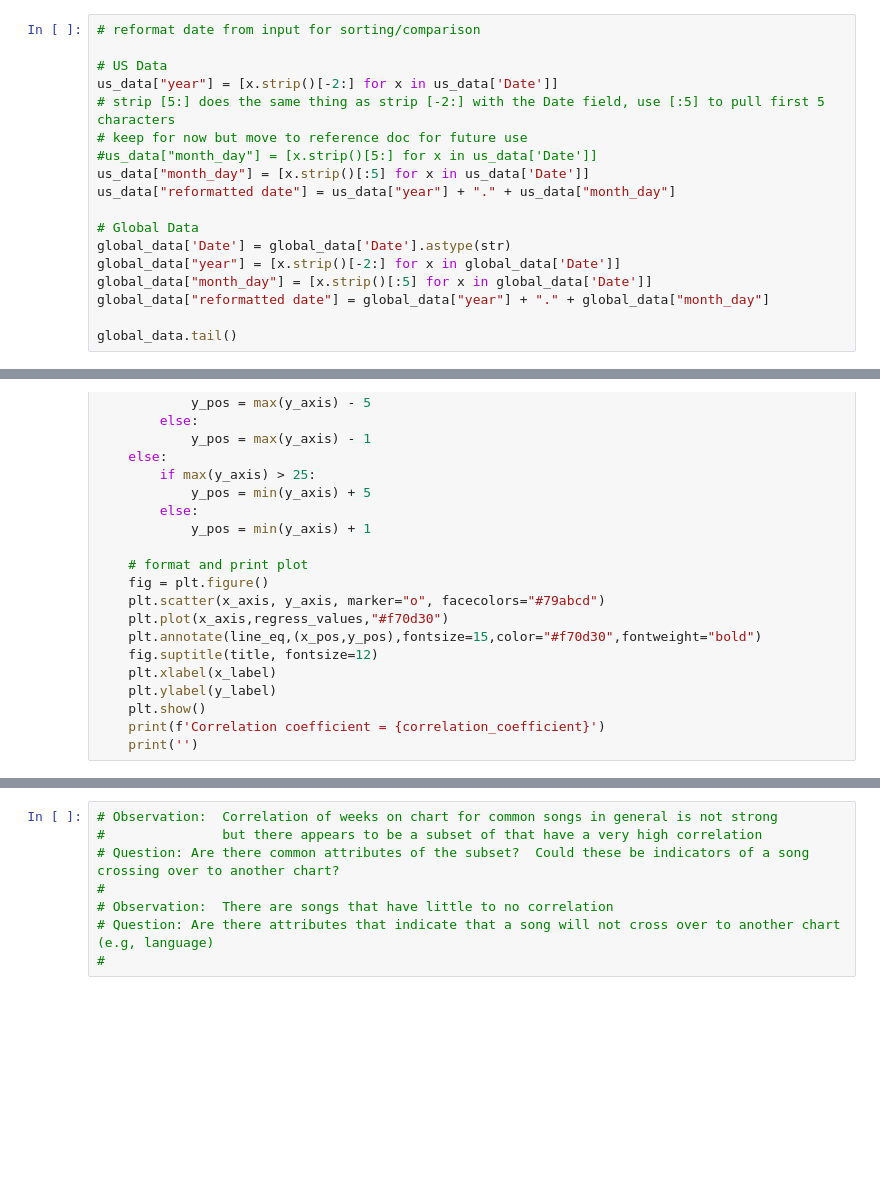
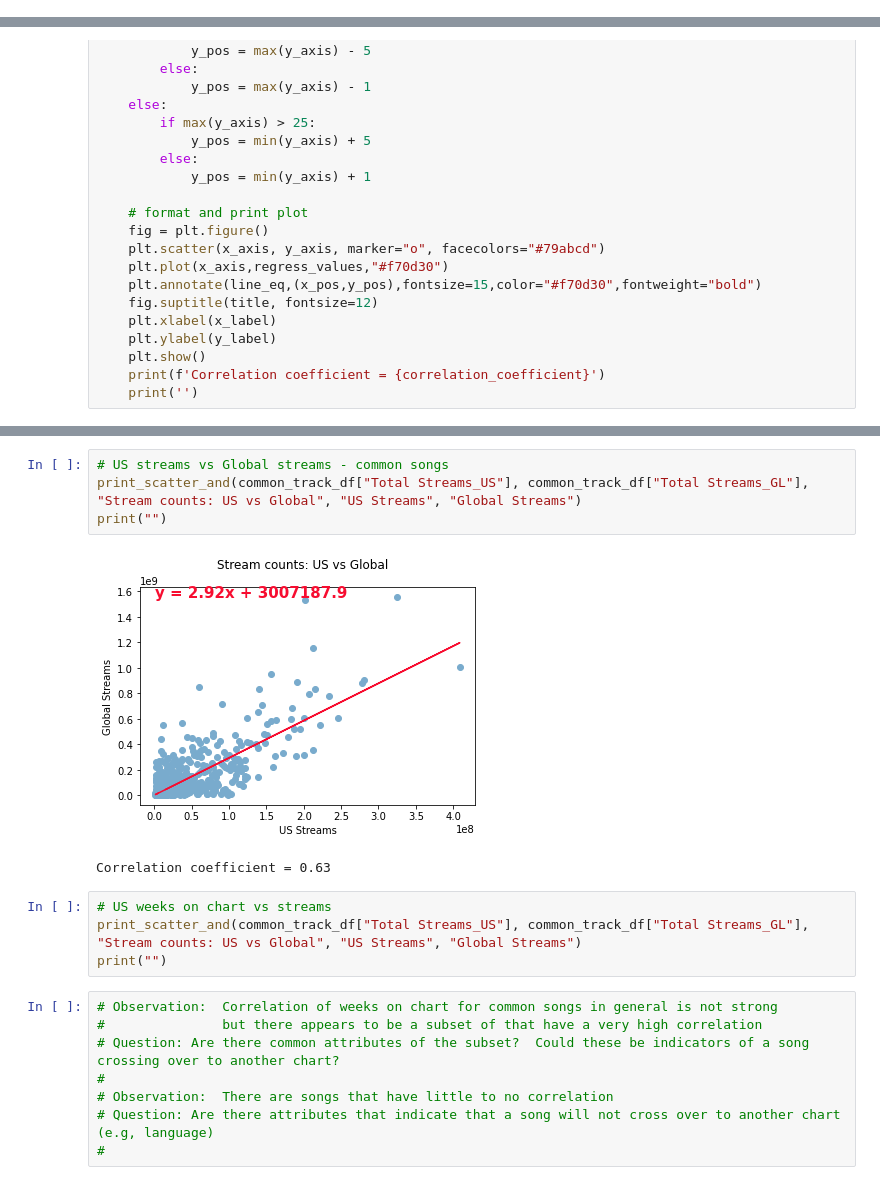
Before and after one commit to melissapeck88/Spotify-analysis, a Jupyter notebook: USGlobalCorrelation.ipynb, the cells around one changed output, grey strips where cells are left out. Saved outputs shown, nothing was run; the diff lists cells and outputs as text; blank space fills up the shorter version.

Commit message:
Clean up and additional charts

```diff
--- a/USGlobalCorrelation.ipynb
+++ b/USGlobalCorrelation.ipynb
@@ -203,18 +76,0 @@ print(compare_date)
-# %%
-# reformat date from input for sorting/comparison
-
-# US Data
-us_data["year"] = [x.strip()[-2:] for x in us_data['Date']]
-# strip [5:] does the same thing as strip [-2:] with the Date field, use [:5] to pull first 5 characters
-# keep for now but move to reference doc for future use
-#us_data["month_day"] = [x.strip()[5:] for x in us_data['Date']]
-us_data["month_day"] = [x.strip()[:5] for x in us_data['Date']]
-us_data["reformatted date"] = us_data["year"] + "." + us_data["month_day"]
-
-# Global Data
-global_data['Date'] = global_data['Date'].astype(str)
-global_data["year"] = [x.strip()[-2:] for x in global_data['Date']]
-global_data["month_day"] = [x.strip()[:5] for x in global_data['Date']]
-global_data["reformatted date"] = global_data["year"] + "." + global_data["month_day"]
-
-global_data.tail()
@@ -491,3 +273,14 @@ Correlation coefficient = 0.56
+# %%
+# US streams vs Global streams - common songs
+print_scatter_and(common_track_df["Total Streams_US"], common_track_df["Total Streams_GL"], "Stream counts: US vs Global", "US Streams", "Global Streams")
+print("")
+# %% [output]
+[figure, added]
+Correlation coefficient = 0.63
+# %%
+# US weeks on chart vs streams
+print_scatter_and(common_track_df["Total Streams_US"], common_track_df["Total Streams_GL"], "Stream counts: US vs Global", "US Streams", "Global Streams")
+print("")
 # %%
 # Observation:  Correlation of weeks on chart for common songs in general is not strong
 #               but there appears to be a subset of that have a very high correlation
```
Also changed, not shown: parts of 25 cells of this notebook, 3 other files.
